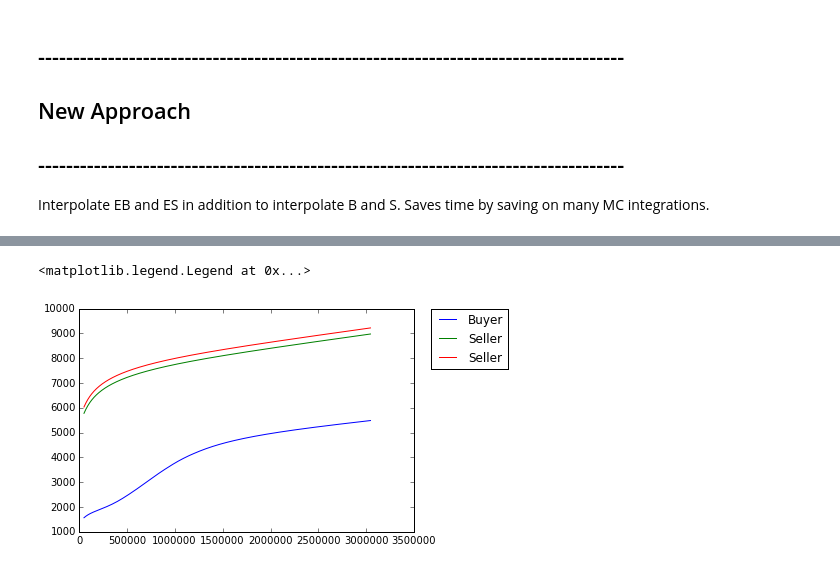
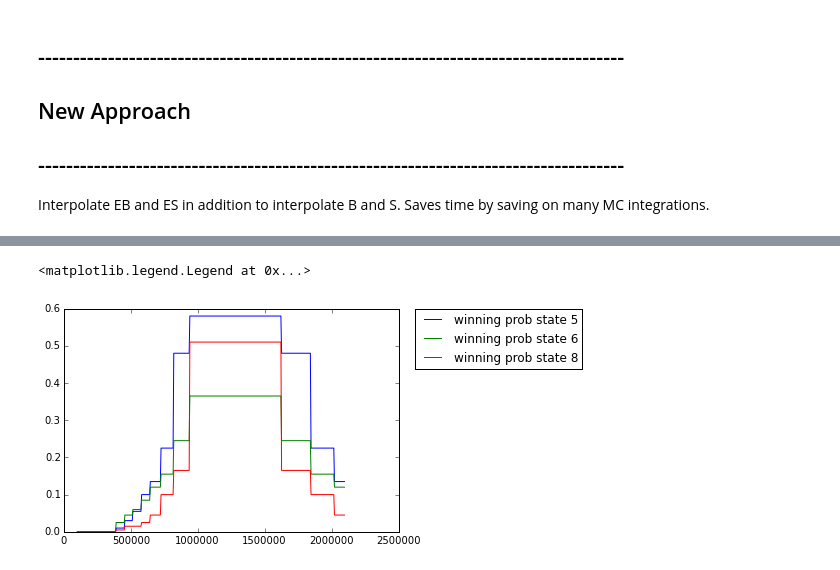
Before and after one commit to wolfgangrid/car_auctions_jupyter, a Jupyter notebook: cars_model_jupyter_state.ipynb, the cells around one changed output, grey strips where cells are left out. Cells and saved outputs as stored; diff of their text form; code cells hidden in the pictures.

```diff
--- a/cars_model_jupyter_state.ipynb
+++ b/cars_model_jupyter_state.ipynb
@@ -460,6 +228,7 @@ def fn_iterate(f_param,f_set,
     (f_lyg,f_lbg,f_lsg) = (len(f_y_grid),len(f_b_grid),len(f_state_grid))
     check = []
     bids_iter = []
+    Buyer_iter = []
     (B1,S1) = (B_start,S_start)
     for t in np.arange(n_iter):
         # interpolate B1 and S1
@@ -488,10 +257,12 @@ def fn_iterate(f_param,f_set,
         S2 = fn_S2(f_param,f_set,EB1_interp,ES1,distr_b_2)
         check = check + [np.absolute(B2-B1)]
         bids_iter = bids_iter + [bid1]
+        Buyer_iter = Buyer_iter + [B1]
         (B1,S1) = (B2,S2)
-    return [check,bids_iter,B1,S1]
+    return [check,bids_iter,Buyer_iter]
 # %%
 %%time
+np.random.seed(2)
 
 #initial value functions
 B_cont = (1/(1-beta))*  (alpha*np.log((1-beta)*y_grid) + np.zeros(len(w)*state_grid.shape[0]*len(y_grid)).reshape(len(w),state_grid.shape[0],len(y_grid)))
@@ -510,7 +281,7 @@ param1 = [beta,rho,w,J,alpha,sigma]
 set1 = [y_grid,lyg,b_grid,n_draws,state_grid]
 
 sim_output = fn_iterate(f_param = param1,f_set = set1,
-                    B_start = B_cont,S_start = S_cont, n_iter = 50,
+                    B_start = B_cont,S_start = S_cont, n_iter = 15,
                     f_distr_R_states = distr_R_states,f_transition_probs = transition_probs,
                     f_y_realis = y_realis_states,
                     f_rival_bidders_ids=rival_bidders_ids, f_active_bidders_ids = active_bidders_ids)
@@ -523,7 +314,7 @@ Wall time: 1min 43s
 fig, ax = plt.subplots()
 ax.plot(y_grid,y_grid, label="y")
 for j in [0,1,2]:
-    ax.plot(y_grid,sim_output[1][1][j,0,:], label="$b_%d(y,0)" %j)
+    ax.plot(y_grid,sim_output[1][14][j,2,:], label="$b_%d(y,0)" %j)
 #for j in [1,2]:
 #    ax.plot(y_grid,sim_output[1][1][j,4,:], label="$b_%d(y,8)" %j)
 #for j in [1,2]:
@@ -536,0 +347,10 @@ ax.legend(bbox_to_anchor=(1.05, 1), loc=2, borderaxespad=0.)
+# %%
+bid_now = sim_output[1][14]
+f_y_realis = y_realis_states
+f_rival_bidders_ids = rival_bidders_ids
+distr_bids1 = np.array([[np.interp(f_y_realis[s,:],f_y_grid,bid_now[j,s,:]) for s in np.arange(f_lsg)] for j in np.arange(f_J)])
+distr_b_bar_now = np.array([[[np.sort(distr_bids1[j,s,f_rival_bidders_ids[i]])[-1] for i in np.arange(f_n_draws)] for s in np.arange(f_lsg)] for j in np.arange(f_J)])
+
+
+win_bool = (bid_now.reshape(f_J,f_lsg,f_lyg,1)>distr_b_bar_now.reshape(f_J,f_lsg,1,f_n_draws)) #dimensions: J x states x y_gridpoints x n_draws
+win_prob = np.mean(win_bool,axis=3) #dimensions: J x states x y_gridpoints
@@ -537,9 +373,11 @@ ax.legend(bbox_to_anchor=(1.05, 1), loc=2, borderaxespad=0.)
 # %%
+win_prob.shape
+
 fig, ax = plt.subplots()
-ax.plot(y_grid,sim_output[2][1,4,:], label="Buyer")
-ax.plot(y_grid,sim_output[3][1,4,:], label="Seller")
-ax.plot(y_grid,sim_output[3][2,4,:], label="Seller")
+ax.plot(y_grid,win_prob[1,5,:], label="winning prob state 5")
+ax.plot(y_grid,win_prob[1,6,:], label="winning prob state 6")
+ax.plot(y_grid,win_prob[1,8,:], label="winning prob state 8")
 ax.legend(bbox_to_anchor=(1.05, 1), loc=2, borderaxespad=0.)
 # %% [output]
 <matplotlib.legend.Legend at 0x...>
-[figure, old version]
+[figure, new version]
```
Also changed, not shown: parts of 37 cells of this notebook.
